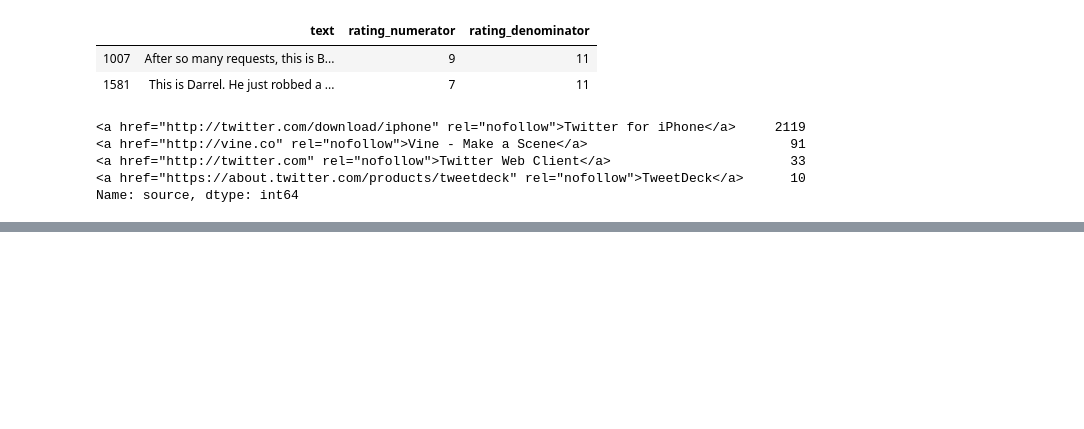
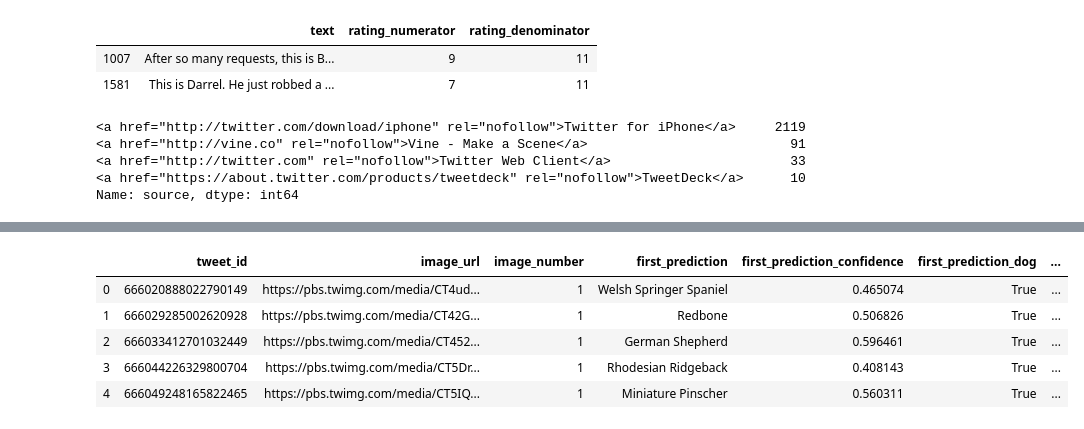
Before and after one commit to Aastha-Arora/data-wrangling-tweet-archive, a Jupyter notebook: data_wrangling.ipynb, the cells around one changed output, grey strips where cells are left out. Cells and saved outputs as stored; diff of their text form; code cells hidden in the pictures; blank space fills up the shorter version.

```diff
--- a/data_wrangling.ipynb
+++ b/data_wrangling.ipynb
@@ -399,0 +410,25 @@ tweet_data.head(5)
+# %%
+image_predictions.p1 = image_predictions.p1.str.replace('_', ' ').str.title()
+image_predictions.p2 = image_predictions.p2.str.replace('_', ' ').str.title()
+image_predictions.p3 = image_predictions.p3.str.replace('_', ' ').str.title()
+# %%
+# Renaming columns to descriptive names
+image_predictions = image_predictions.rename(columns = {'jpg_url':'image_url','img_num':'image_number', \
+                                                        'p1':'first_prediction',\
+                                                        'p2':'second_prediction', \
+                                                        'p3':'third_prediction', \
+                                                        'p1_conf':'first_prediction_confidence', \
+                                                        'p2_conf':'second_prediction_confidence', \
+                                                        'p3_conf':'third_prediction_confidence', \
+                                                        'p1_dog':'first_prediction_dog', \
+                                                        'p2_dog':'second_prediction_dog', \
+                                                        'p3_dog':'third_prediction_dog'})
+# %%
+image_predictions.head(5)
+# %% [output]
+|  | tweet_id | image_url | image_number | first_prediction | first_prediction_confidence | first_prediction_dog | ... |
+| 0 | 666020888022790149 | https://pbs.twimg.com/media/CT4ud... | 1 | Welsh Springer Spaniel | 0.465074 | True | ... |
+| 1 | 666029285002620928 | https://pbs.twimg.com/media/CT42G... | 1 | Redbone | 0.506826 | True | ... |
+| 2 | 666033412701032449 | https://pbs.twimg.com/media/CT452... | 1 | German Shepherd | 0.596461 | True | ... |
+| 3 | 666044226329800704 | https://pbs.twimg.com/media/CT5Dr... | 1 | Rhodesian Ridgeback | 0.408143 | True | ... |
+| 4 | 666049248165822465 | https://pbs.twimg.com/media/CT5IQ... | 1 | Miniature Pinscher | 0.560311 | True | ... |
```
Also changed, not shown: parts of 5 cells of this notebook, 1 other file.
